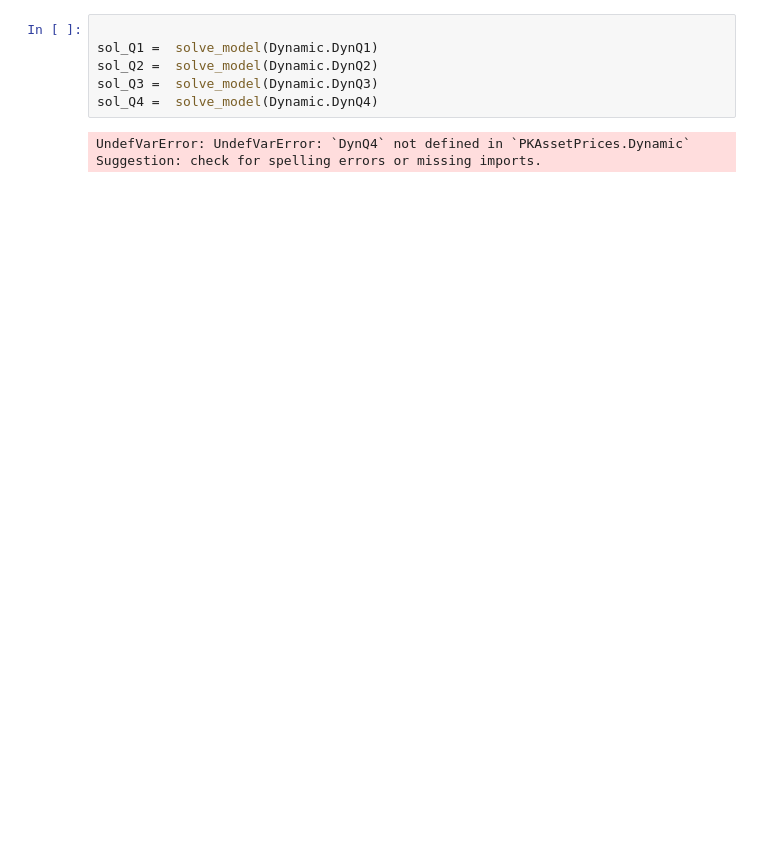
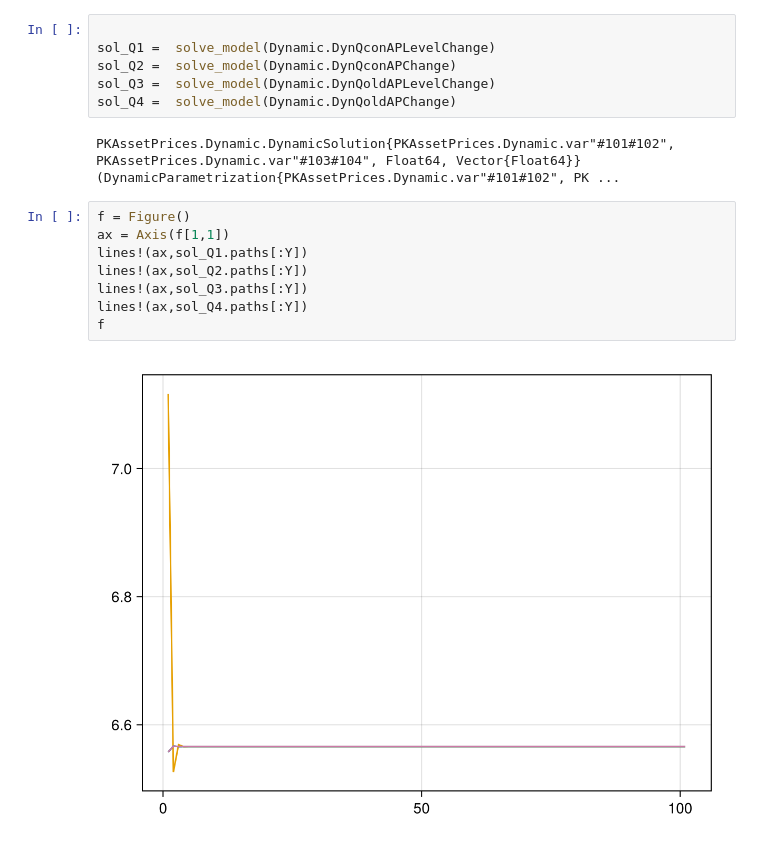
Before and after one commit to theplatters/PKAssetPrices, a Jupyter notebook: notebooks/ExperimentsAP.ipynb, the cells around one changed output. Cells and saved outputs as stored; diff of their text form; blank space fills up the shorter version.

```diff
--- a/notebooks/ExperimentsAP.ipynb
+++ b/notebooks/ExperimentsAP.ipynb
@@ -23,10 +23,19 @@ SYSTEM: caught exception of type :MethodError while trying to print a failed Tas
 [ Info: r = 0.11
 # %%
 
-sol_Q1 =  solve_model(Dynamic.DynQ1)
-sol_Q2 =  solve_model(Dynamic.DynQ2)
-sol_Q3 =  solve_model(Dynamic.DynQ3)
-sol_Q4 =  solve_model(Dynamic.DynQ4)
+sol_Q1 =  solve_model(Dynamic.DynQconAPLevelChange)
+sol_Q2 =  solve_model(Dynamic.DynQconAPChange)
+sol_Q3 =  solve_model(Dynamic.DynQoldAPLevelChange)
+sol_Q4 =  solve_model(Dynamic.DynQoldAPChange)
 # %% [output]
-UndefVarError: UndefVarError: `DynQ4` not defined in `PKAssetPrices.Dynamic`
-Suggestion: check for spelling errors or missing imports.
+PKAssetPrices.Dynamic.DynamicSolution{PKAssetPrices.Dynamic.var"#101#102", PKAssetPrices.Dynamic.var"#103#104", Float64, Vector{Float64}}(DynamicParametrization{PKAssetPrices.Dynamic.var"#101#102", PK ...
+# %%
+f = Figure()
+ax = Axis(f[1,1])
+lines!(ax,sol_Q1.paths[:Y])
+lines!(ax,sol_Q2.paths[:Y])
+lines!(ax,sol_Q3.paths[:Y])
+lines!(ax,sol_Q4.paths[:Y])
+f
+# %% [output]
+[figure, added]
```
Also changed, not shown: parts of 4 cells of this notebook, 1 other file.
